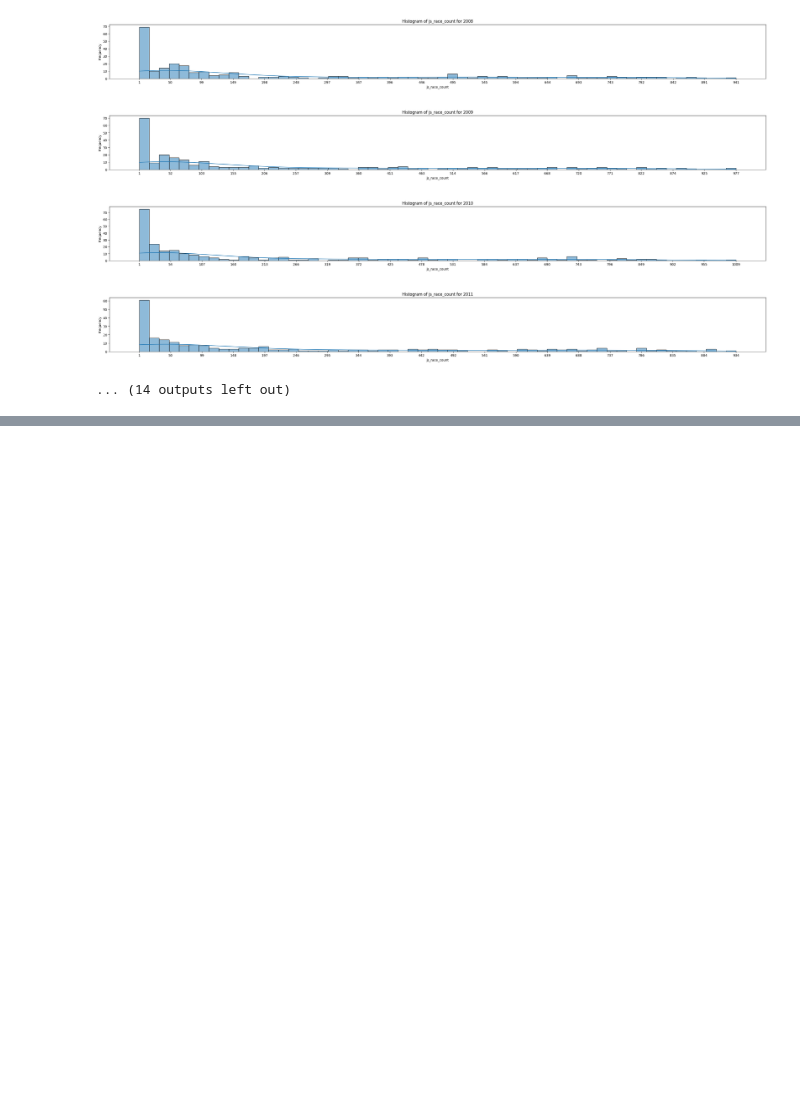
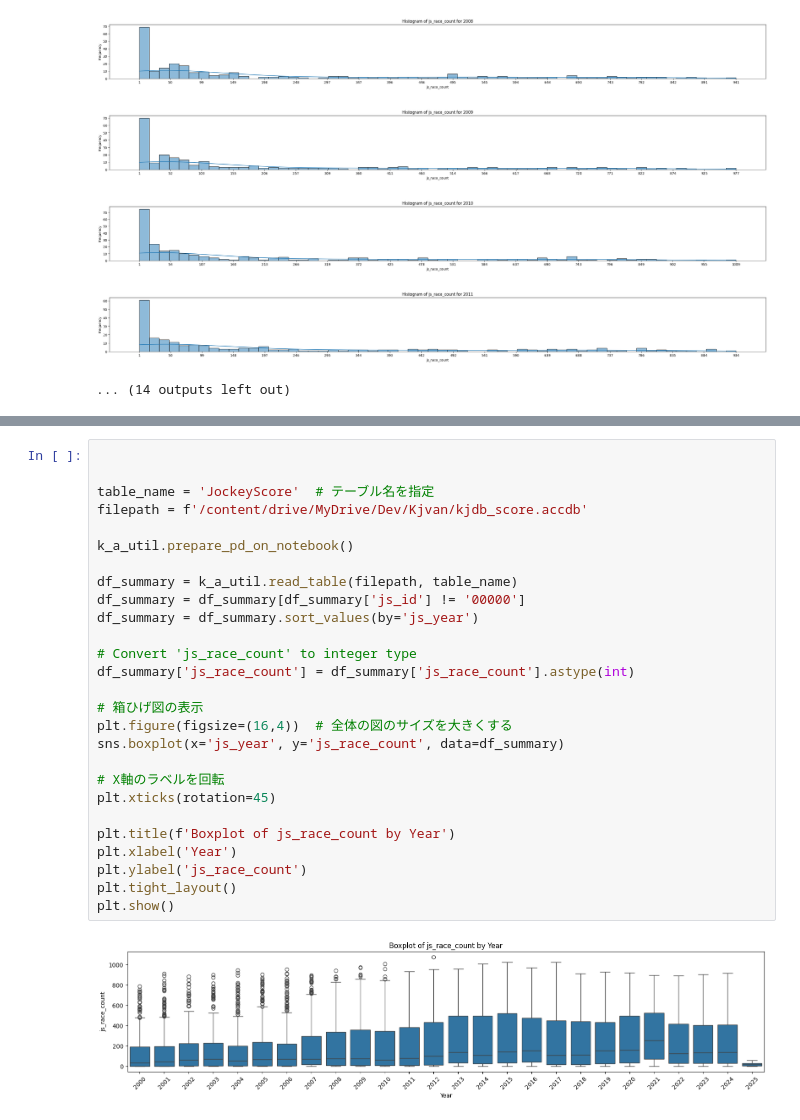
Before and after one commit to keeponing/py2_aider, a Jupyter notebook: 04_開発/04_05_jockey_アルゴリズム.ipynb, the cells around one changed output, grey strips where cells are left out. Drawn from its saved outputs; the diff is of its cells as text; blank space fills up the shorter version.

```diff
--- a/04_開発/04_05_jockey_アルゴリズム.ipynb
+++ b/04_開発/04_05_jockey_アルゴリズム.ipynb
@@ -284,0 +285,29 @@ Statistics for js_race_count:
+# %%
+
+
+table_name = 'JockeyScore'  # テーブル名を指定
+filepath = f'/content/drive/MyDrive/Dev/Kjvan/kjdb_score.accdb'
+
+k_a_util.prepare_pd_on_notebook()
+
+df_summary = k_a_util.read_table(filepath, table_name)
+df_summary = df_summary[df_summary['js_id'] != '00000']
+df_summary = df_summary.sort_values(by='js_year')
+
+# Convert 'js_race_count' to integer type
+df_summary['js_race_count'] = df_summary['js_race_count'].astype(int)
+
+# 箱ひげ図の表示
+plt.figure(figsize=(16,4))  # 全体の図のサイズを大きくする
+sns.boxplot(x='js_year', y='js_race_count', data=df_summary)
+
+# X軸のラベルを回転
+plt.xticks(rotation=45)
+
+plt.title(f'Boxplot of js_race_count by Year')
+plt.xlabel('Year')
+plt.ylabel('js_race_count')
+plt.tight_layout()
+plt.show()
+# %% [output]
+[figure, added]
```
Also changed, not shown: parts of 2 cells of this notebook.
